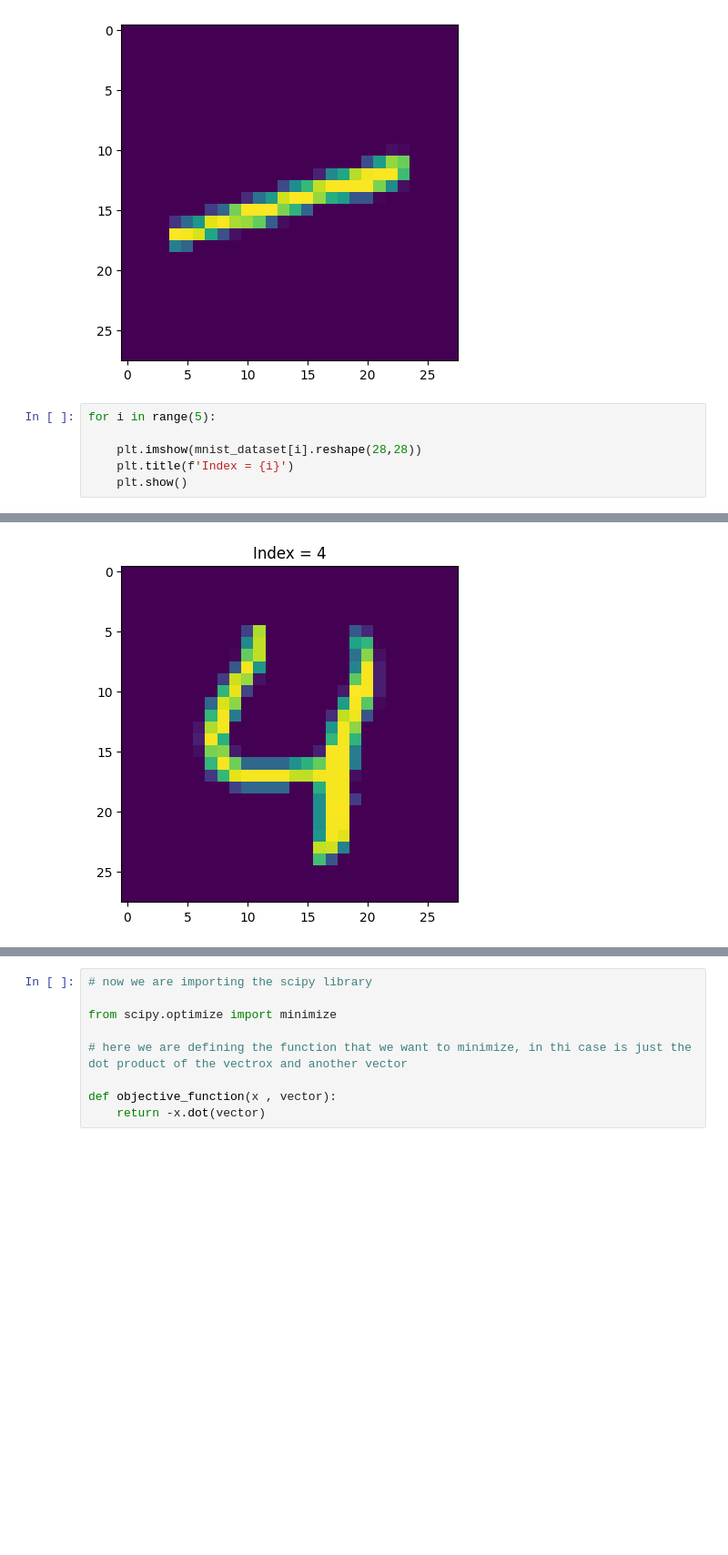
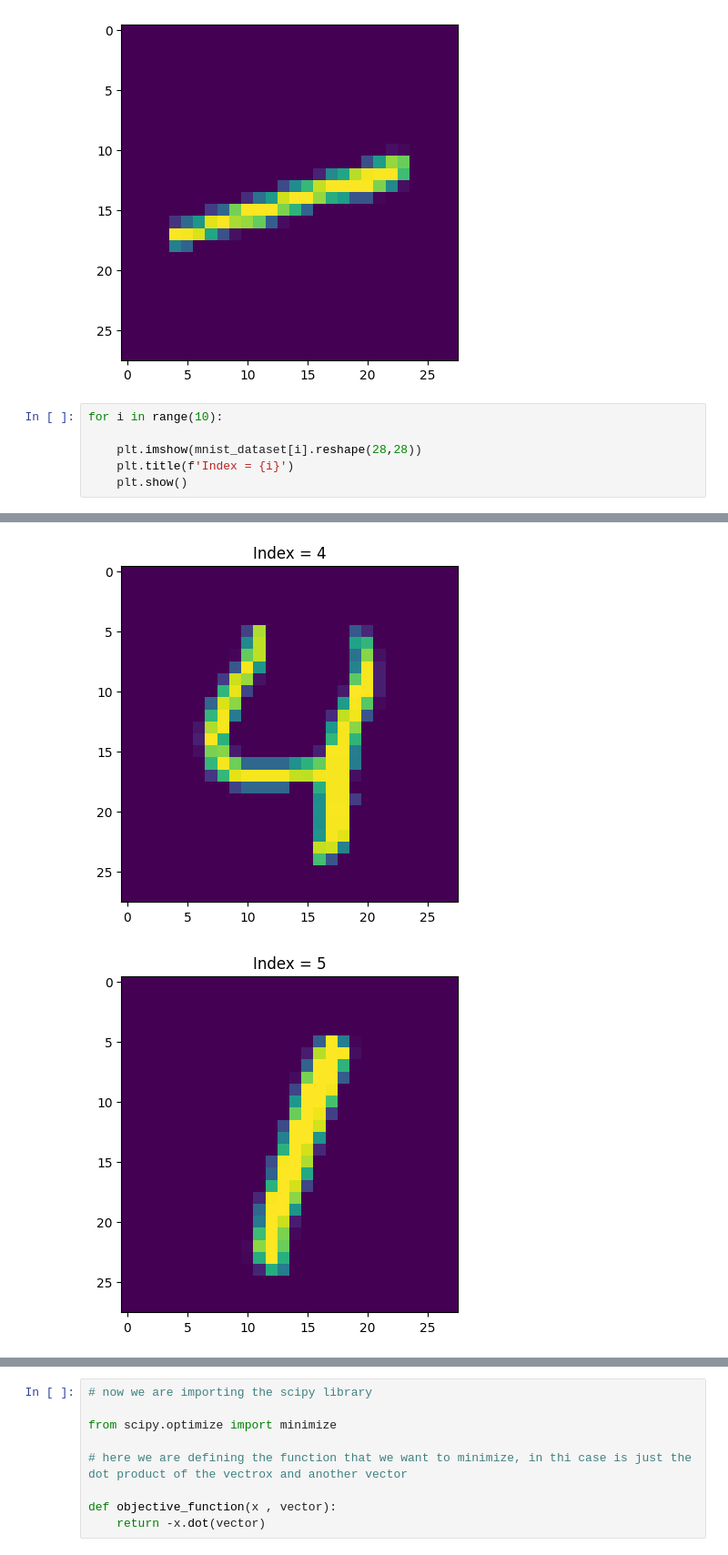
Before and after one commit to jakub-braja/Podstawy-uczenia-maszynowego, a Jupyter notebook: Zajecia_5.ipynb, the cells around one changed output, grey strips where cells are left out. Shown: that part at 91% size. Saved outputs shown, nothing was run; the diff lists cells and outputs as text; blank space fills up the shorter version.

```diff
--- a/Zajecia_5.ipynb
+++ b/Zajecia_5.ipynb
@@ -125,14 +123,15 @@ plt.imshow(tensor_1.reshape(28,28).transpose())
 <matplotlib.image.AxesImage at 0x...>
 [figure]
 # %%
-for i in range(5):
+for i in range(10):
 
     plt.imshow(mnist_dataset[i].reshape(28,28))
     plt.title(f'Index = {i}')
     plt.show()
 # %% [output]
 [figure]
 [figure]
 [figure]
 [figure]
 [figure]
+[figure, added]
```
Also changed, not shown: parts of 11 cells of this notebook.
